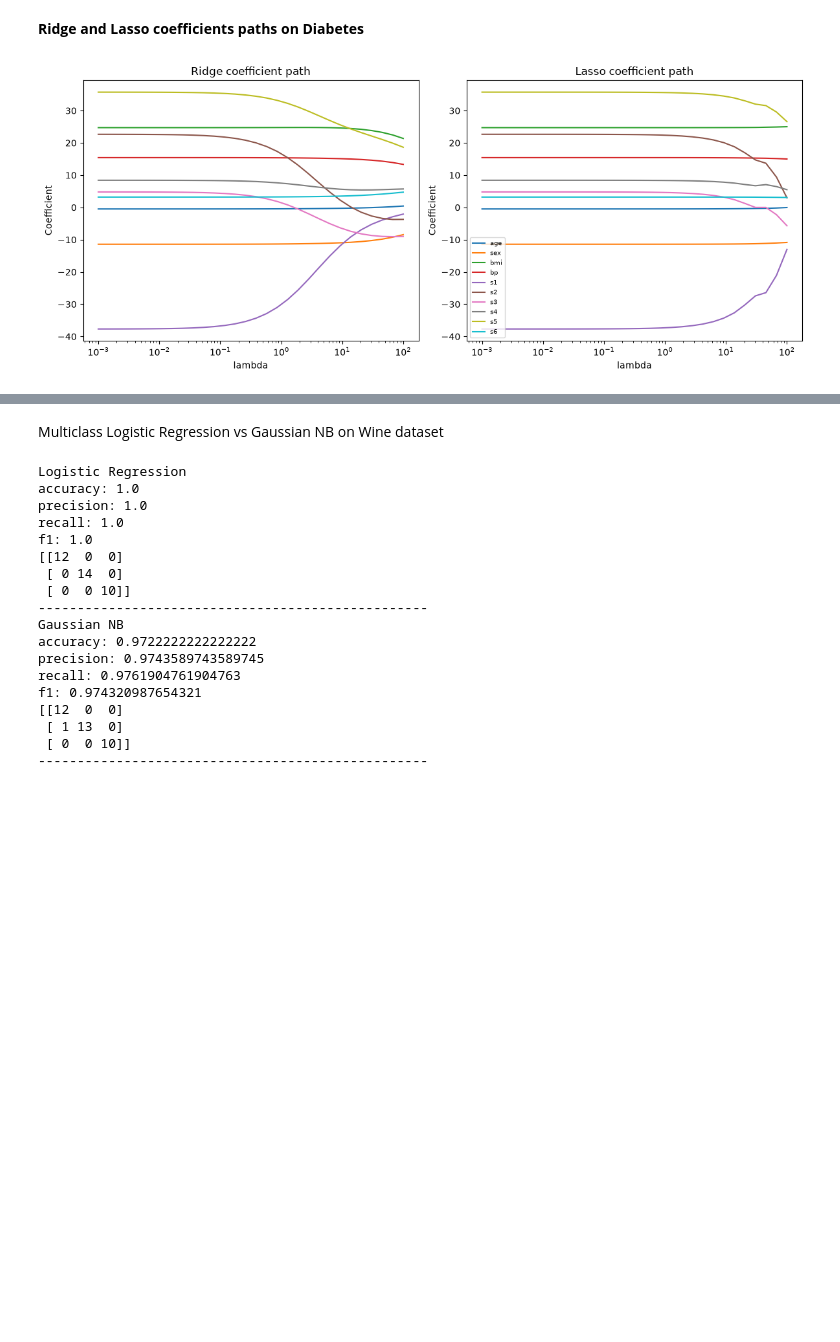
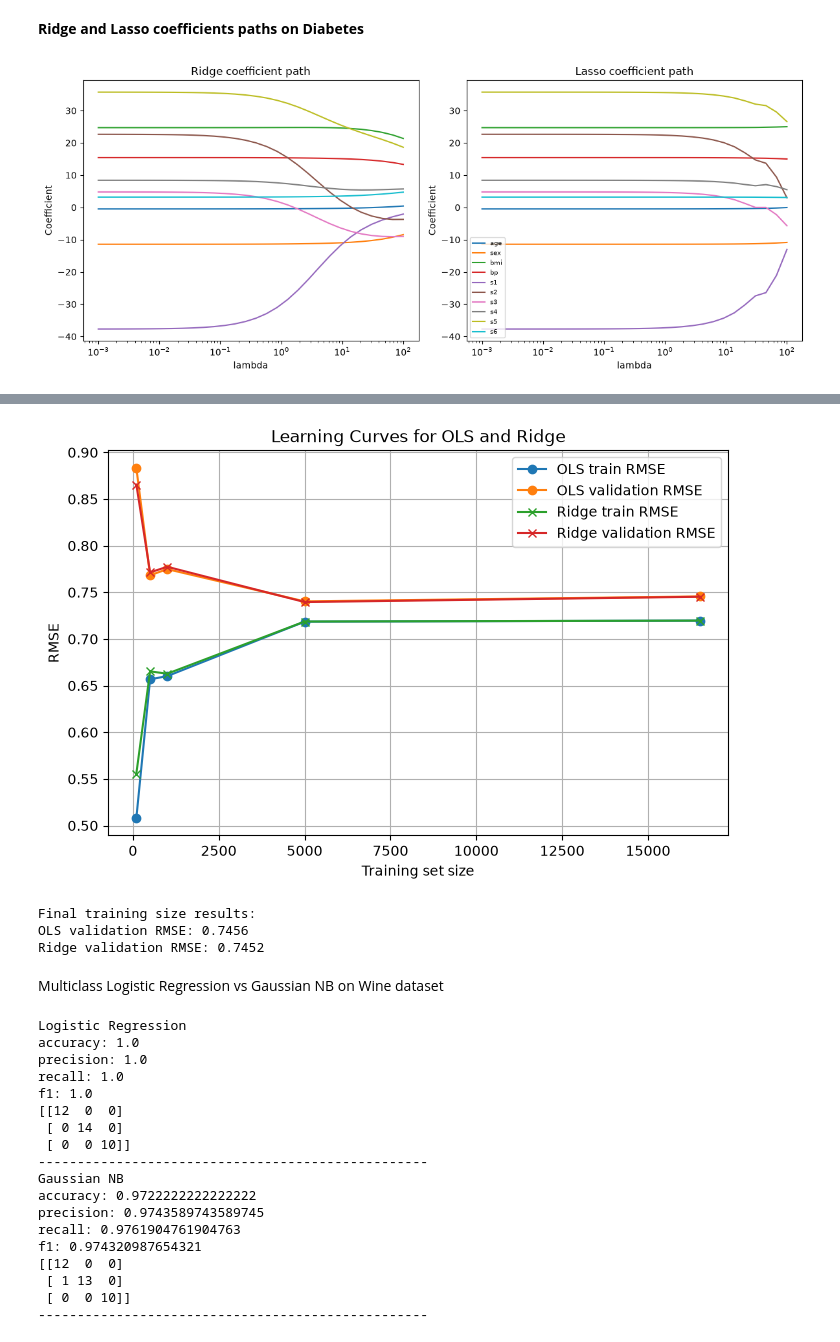
Before and after one commit to Emil-Jafarov-06/Linear-Models-Regularization-and-Classification, a Jupyter notebook: notebooks/hw2_analysis.ipynb, the cells around one changed output, grey strips where cells are left out. Saved outputs shown, nothing was run; the diff lists cells and outputs as text; code cells hidden in the pictures; blank space fills up the shorter version.

```diff
--- a/notebooks/hw2_analysis.ipynb
+++ b/notebooks/hw2_analysis.ipynb
@@ -193,0 +431,76 @@ plt.show()
+# %%
+X_train_all, X_val, y_train_all, y_val = train_test_split(
+    X,
+    y,
+    test_size=0.2,
+    random_state=42
+)
+
+train_sizes = [100, 500, 1000, 5000, len(X_train_all)]
+
+learning_rows = []
+
+for train_size in train_sizes:
+    X_train = X_train_all[:train_size]
+    y_train = y_train_all[:train_size]
+
+    X_train_scaled, X_val_scaled = standardize_train_val(X_train, X_val)
+
+    ols_model = LinearRegression()
+    ols_model.fit(X_train_scaled, y_train)
+
+    ridge_model = RidgeRegression(lambda_=best_lambda_for_learning)
+    ridge_model.fit(X_train_scaled, y_train)
+
+    learning_rows.append({
+        "Training size": train_size,
+        "OLS train RMSE": rmse(y_train, ols_model.predict(X_train_scaled)),
+        "OLS validation RMSE": rmse(y_val, ols_model.predict(X_val_scaled)),
+        "Ridge train RMSE": rmse(y_train, ridge_model.predict(X_train_scaled)),
+        "Ridge validation RMSE": rmse(y_val, ridge_model.predict(X_val_scaled))
+    })
+
+learning_df = pd.DataFrame(learning_rows)
+display(learning_df)
+
+plt.figure(figsize=(8, 5))
+
+plt.plot(
+    learning_df["Training size"],
+    learning_df["OLS train RMSE"],
+    marker="o",
+    label="OLS train RMSE"
+)
+plt.plot(
+    learning_df["Training size"],
+    learning_df["OLS validation RMSE"],
+    marker="o",
+    label="OLS validation RMSE"
+)
+plt.plot(
+    learning_df["Training size"],
+    learning_df["Ridge train RMSE"],
+    marker="x",
+    label="Ridge train RMSE"
+)
+plt.plot(
+    learning_df["Training size"],
+    learning_df["Ridge validation RMSE"],
+    marker="x",
+    label="Ridge validation RMSE"
+)
+
+plt.xlabel("Training set size")
+plt.ylabel("RMSE")
+plt.title("Learning Curves for OLS and Ridge")
+plt.legend()
+plt.grid(True)
+plt.savefig(FIGURES_DIR / "part2_learning_curves.pdf", bbox_inches="tight")
+plt.show()
+
+last_row = learning_df.iloc[-1]
+
+print("Final training size results:")
+print(f"OLS validation RMSE: {last_row['OLS validation RMSE']:.4f}")
+print(f"Ridge validation RMSE: {last_row['Ridge validation RMSE']:.4f}")
+# %% [output]
@@ -194,3 +513,7 @@ plt.show()
+[figure, added]
+Final training size results:
+OLS validation RMSE: 0.7456
+Ridge validation RMSE: 0.7452
 # %% [markdown]
 Multiclass Logistic Regression vs Gaussian NB on Wine dataset
 # %%
```
Also changed, not shown: parts of 10 cells of this notebook, 9 other files.
